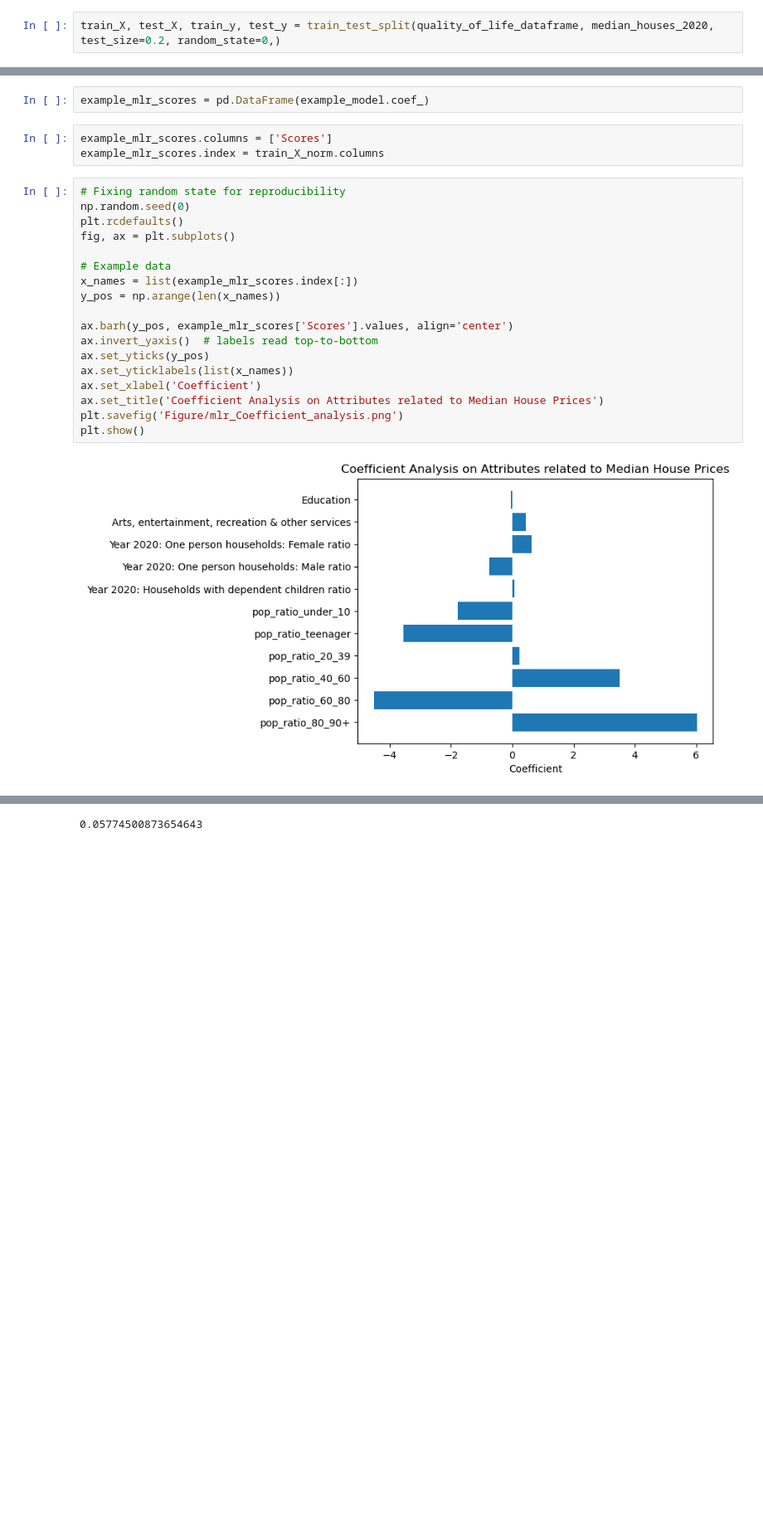
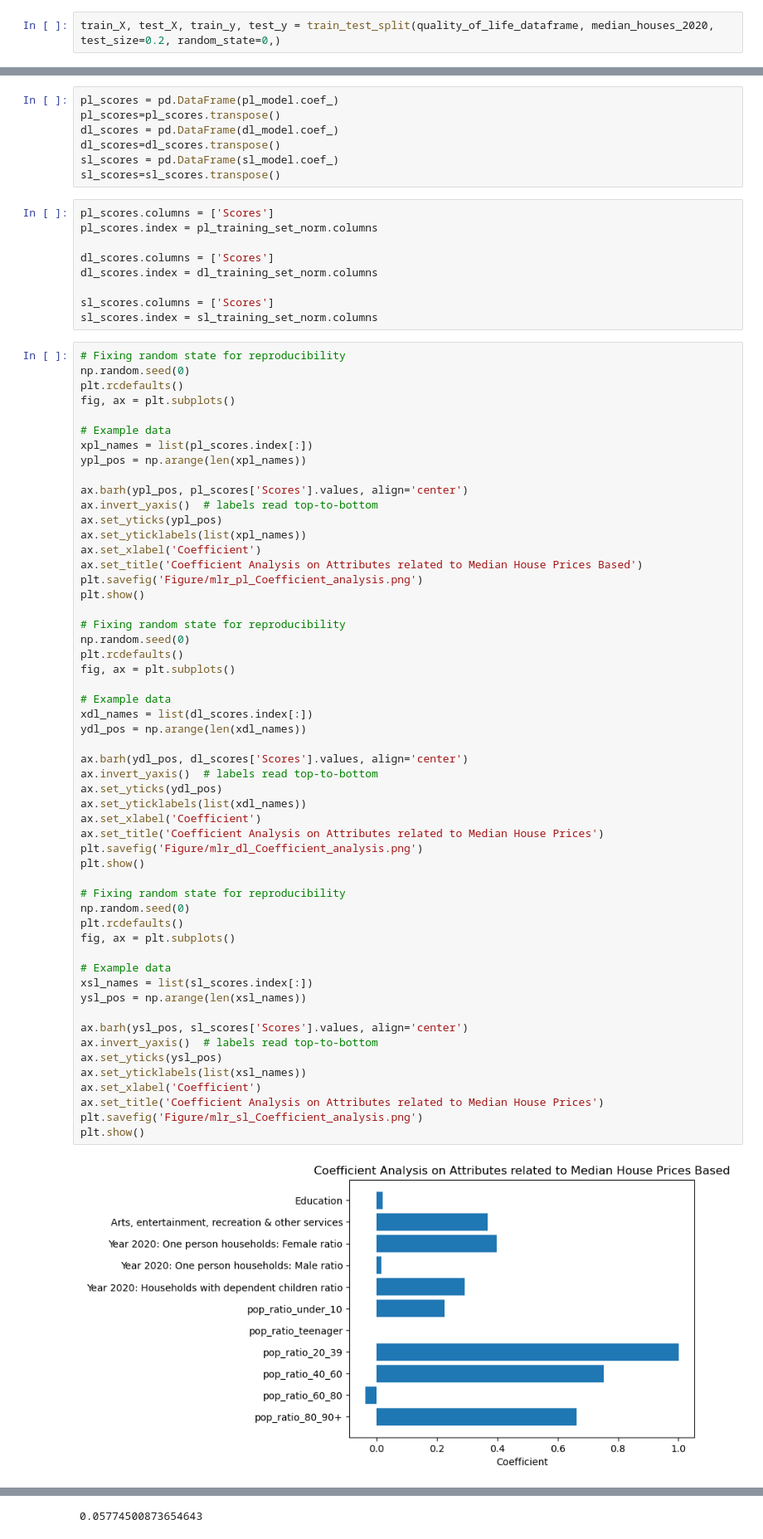
Before and after one commit to SIthodox2286/mdm_3_phace_C, a Jupyter notebook: multi_variable_linear_regression_analysis.ipynb, the cells around one changed output, grey strips where cells are left out. Shown at 83% size. Cells and saved outputs as stored; diff of their text form; blank space fills up the shorter version.

Commit message:
More with MLR model for tech detail

```diff
--- a/multi_variable_linear_regression_analysis.ipynb
+++ b/multi_variable_linear_regression_analysis.ipynb
@@ -114,25 +194,72 @@ f_predictions = denormal(f_predictions,test_y)
 # %%
-example_mlr_scores = pd.DataFrame(example_model.coef_)
+pl_scores = pd.DataFrame(pl_model.coef_)
+pl_scores=pl_scores.transpose()
+dl_scores = pd.DataFrame(dl_model.coef_)
+dl_scores=dl_scores.transpose()
+sl_scores = pd.DataFrame(sl_model.coef_)
+sl_scores=sl_scores.transpose()
 # %%
-example_mlr_scores.columns = ['Scores']
-example_mlr_scores.index = train_X_norm.columns
+pl_scores.columns = ['Scores']
+pl_scores.index = pl_training_set_norm.columns
+
+dl_scores.columns = ['Scores']
+dl_scores.index = dl_training_set_norm.columns
+
+sl_scores.columns = ['Scores']
+sl_scores.index = sl_training_set_norm.columns
 # %%
 # Fixing random state for reproducibility
 np.random.seed(0)
 plt.rcdefaults()
 fig, ax = plt.subplots()
 
 # Example data
-x_names = list(example_mlr_scores.index[:])
-y_pos = np.arange(len(x_names))
+xpl_names = list(pl_scores.index[:])
+ypl_pos = np.arange(len(xpl_names))
 
-ax.barh(y_pos, example_mlr_scores['Scores'].values, align='center')
+ax.barh(ypl_pos, pl_scores['Scores'].values, align='center')
 ax.invert_yaxis()  # labels read top-to-bottom
-ax.set_yticks(y_pos)
-ax.set_yticklabels(list(x_names))
+ax.set_yticks(ypl_pos)
+ax.set_yticklabels(list(xpl_names))
+ax.set_xlabel('Coefficient')
+ax.set_title('Coefficient Analysis on Attributes related to Median House Prices Based')
+plt.savefig('Figure/mlr_pl_Coefficient_analysis.png')
+plt.show()
+
+# Fixing random state for reproducibility
+np.random.seed(0)
+plt.rcdefaults()
+fig, ax = plt.subplots()
+
+# Example data
+xdl_names = list(dl_scores.index[:])
+ydl_pos = np.arange(len(xdl_names))
+
+ax.barh(ydl_pos, dl_scores['Scores'].values, align='center')
+ax.invert_yaxis()  # labels read top-to-bottom
+ax.set_yticks(ydl_pos)
+ax.set_yticklabels(list(xdl_names))
 ax.set_xlabel('Coefficient')
 ax.set_title('Coefficient Analysis on Attributes related to Median House Prices')
-plt.savefig('Figure/mlr_Coefficient_analysis.png')
+plt.savefig('Figure/mlr_dl_Coefficient_analysis.png')
 plt.show()
+
+# Fixing random state for reproducibility
+np.random.seed(0)
+plt.rcdefaults()
+fig, ax = plt.subplots()
+
+# Example data
+xsl_names = list(sl_scores.index[:])
+ysl_pos = np.arange(len(xsl_names))
+
+ax.barh(ysl_pos, sl_scores['Scores'].values, align='center')
+ax.invert_yaxis()  # labels read top-to-bottom
+ax.set_yticks(ysl_pos)
+ax.set_yticklabels(list(xsl_names))
+ax.set_xlabel('Coefficient')
+ax.set_title('Coefficient Analysis on Attributes related to Median House Prices')
+plt.savefig('Figure/mlr_sl_Coefficient_analysis.png')
+plt.show()
 # %% [output]
-[figure, old version]
+[figure, new version]
```
Also changed, not shown: parts of 23 cells of this notebook, 13 other files.
